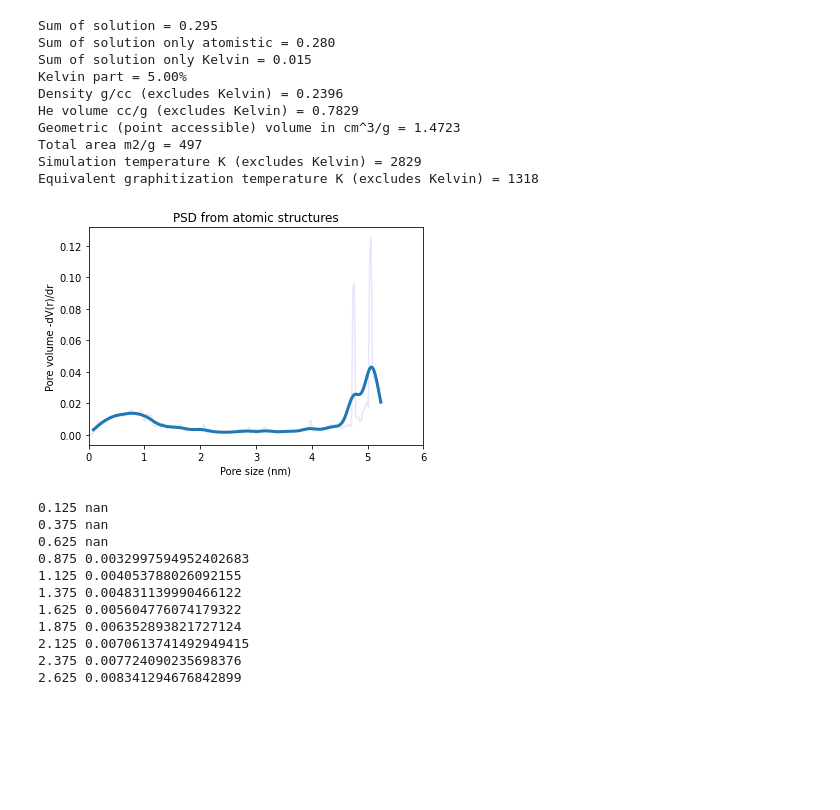
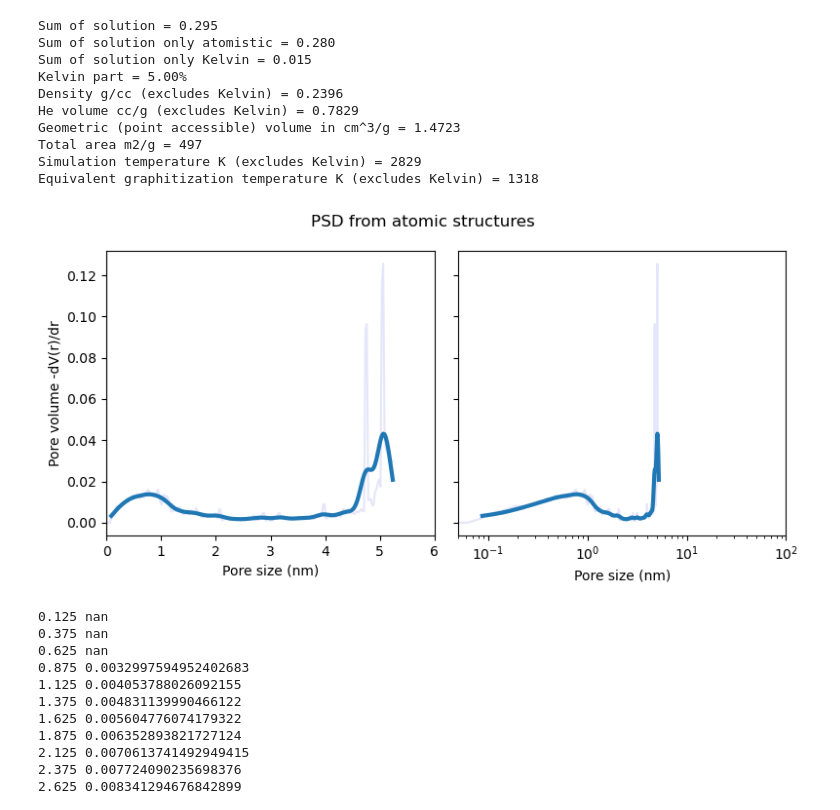
Before and after one commit to nandobike/3d-vis, a Jupyter notebook: 3D_calculation.ipynb, the cells around one changed output. Saved outputs shown, nothing was run; the diff lists cells and outputs as text; code cells hidden in the pictures; blank space fills up the shorter version.

Commit message:
added semilog plot to PSD to prepare to add Kelvin

```diff
--- a/3D_calculation.ipynb
+++ b/3D_calculation.ipynb
@@ -351,20 +351,21 @@ PSD_solution_smooth = np.convolve(PSD_solution, smooth_kernel, mode='same')
 PSD_solution_smooth[0:3] = np.nan
 # %%
 # Plot PSD
-fig, ax = plt.subplots()
+fig, ax = plt.subplots(nrows=1, ncols=2, sharey=True, figsize=(8,4))
 
-plt.plot(df_PSD_pb[0]/10, PSD_solution, color='lavender') # Use light color for original PSD solution
-plt.plot(df_PSD_pb[0]/10, PSD_solution_smooth, linewidth=3) # Heavier color for smoothed solution
-plt.xlim([0,6])
-plt.xlabel("Pore size (nm)")
-#plt.xlabel("Pore size")
-plt.ylabel("Pore volume -dV(r)/dr")
-#plt.ylabel("Pore volume")
-#plt.title("Pore size distribution")
-plt.title('PSD from atomic structures')
-plt.show()
+for i in range(2):
+    ax[i].plot(df_PSD_pb[0]/10, PSD_solution, color='lavender') # Use light color for original PSD solution
+    ax[i].plot(df_PSD_pb[0]/10, PSD_solution_smooth, linewidth=3) # Heavier color for smoothed solution
+    ax[i].set_xlabel("Pore size (nm)")
+
+ax[0].set_ylabel("Pore volume -dV(r)/dr")
+ax[0].set_xlim([0,6])
+ax[1].set_xlim([0.05,100])
+ax[1].set_xscale('log')
+fig.suptitle('PSD from atomic structures')
+fig.tight_layout()
 # %% [output]
-[figure, old version]
+[figure, new version]
 # %%
 #Export PSD to file
 if False:
```
